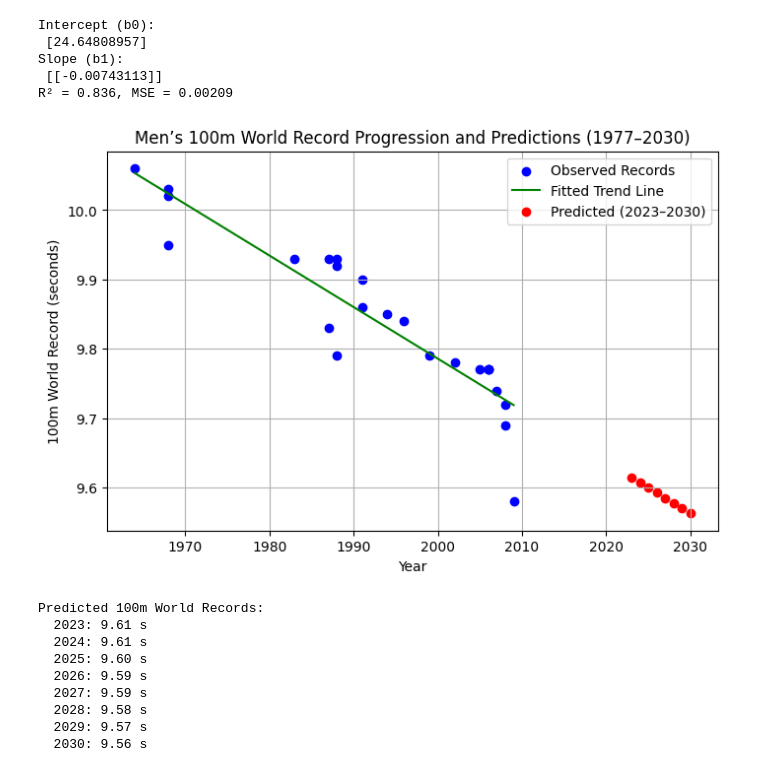
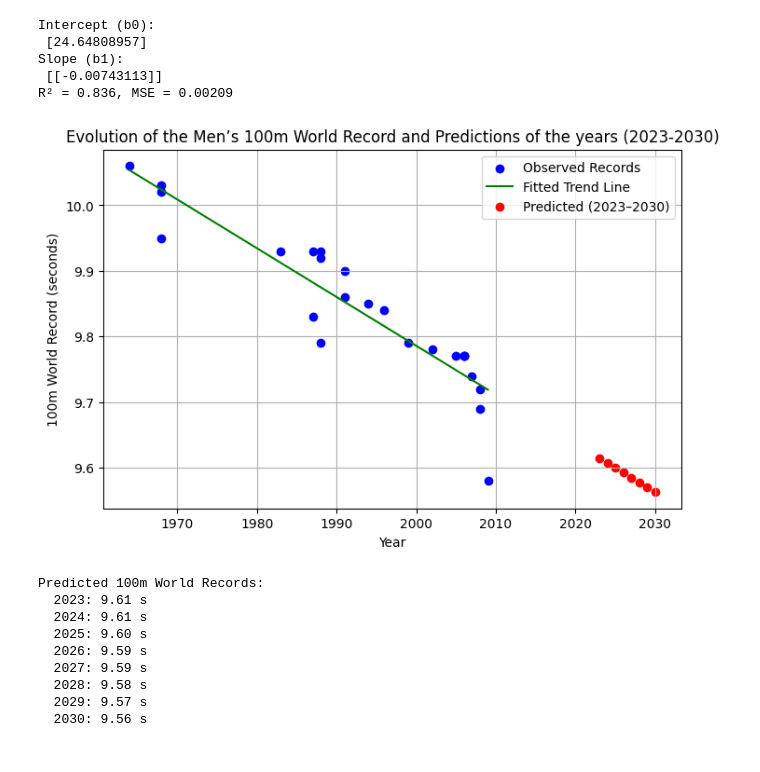
Before and after one commit to AlexandreMarcotte59/Assignment4, a Jupyter notebook: Assignment4.ipynb, the cells around one changed output. Drawn from its saved outputs; the diff is of its cells as text; code cells hidden in the pictures.

```diff
--- a/Assignment4.ipynb
+++ b/Assignment4.ipynb
@@ -13,41 +13,44 @@ df = pd.DataFrame({"Time":times, "Date":years})
 # %%
 # Reshape years for sklearn
 x_values = np.array(years).reshape(-1, 1)
 y_values = np.array(times).reshape(-1, 1)
-# Create test years (2023–2030)
+# Create test years (2023–2030) as per request
 x_values_test = np.array([2023, 2024, 2025, 2026, 2027, 2028, 2029, 2030]).reshape(-1, 1)
 
-# Create linear regression object
-regression_time = linear_model.LinearRegression()
+# Create linear regression object as learned in class
+regression_run = linear_model.LinearRegression()
 
-# Train the model using the training sets
-regression_time.fit(x_values, y_values)
+# Train the model using the training sets of what we already know
+regression_run.fit(x_values, y_values)
 
-# Make predictions using the testing set
-y_pred_future = regression_time.predict(x_values_test)
-y_pred = regression_time.predict(x_values)
-mse = mean_squared_error(y_values, y_pred)
+# Make predictions using the testing set (what we want to find)
+y_pred_future = regression_run.predict(x_values_test)
+
+#to find the mse and r2, we have to find the predicted values of y for the years before to find how good our fit is
+y_pred = regression_run.predict(x_values)#prediction of know x values
+mse = mean_squared_error(y_values, y_pred) #find two test to see accuracy of the fit
 r2 = r2_score(y_values, y_pred)
 
+#print the details of the fit found by linear regression
 print('Intercept (b0):\n', regression_time.intercept_)
 print('Slope (b1):\n', regression_time.coef_)
 print(f"R² = {r2:.3f}, MSE = {mse:.5f}")
 # Plot results
 plt.figure(figsize=(8,5))
-plt.scatter(years, times, color='blue', label="Observed Records")
-plt.plot(years, y_pred, color='green', label="Fitted Trend Line")
-plt.scatter(x_values_test, y_pred_future, color='red', marker='o', label="Predicted (2023–2030)")
+plt.scatter(years, times, color='blue', label="Observed Records") #what we know
+plt.plot(years, y_pred, color='green', label="Fitted Trend Line") #line of regression
+plt.scatter(x_values_test, y_pred_future, color='red', marker='o', label="Predicted (2023–2030)") #what we think will happen
 plt.xlabel("Year")
 plt.ylabel("100m World Record (seconds)")
-plt.title("Men’s 100m World Record Progression and Predictions (1977–2030)")
+plt.title("Evolution of the Men’s 100m World Record and Predictions of the years (2023-2030)")
 plt.legend()
 plt.grid(True)
 plt.show()
 # %% [output]
 Intercept (b0):
  [24.64808957]
 Slope (b1):
  [[-0.00743113]]
 R² = 0.836, MSE = 0.00209
-[figure, old version]
+[figure, new version]
 # %%
```
Also changed, not shown: parts of 1 cell of this notebook.
